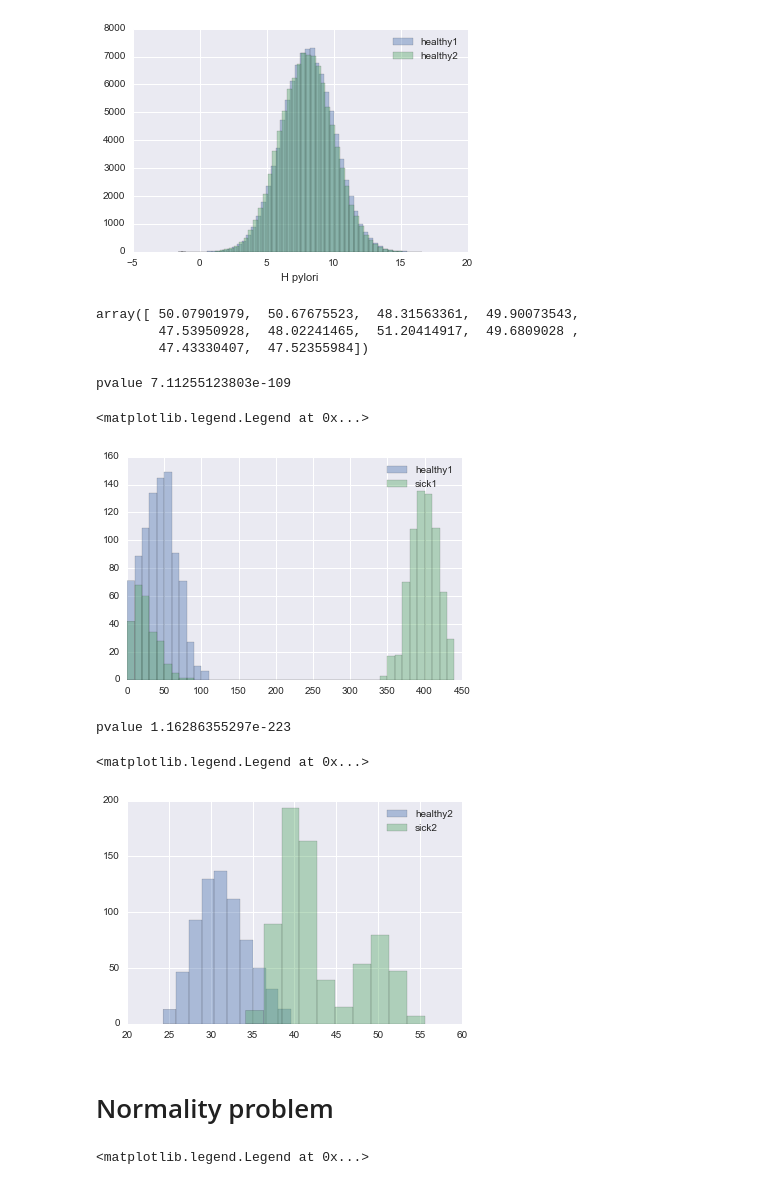
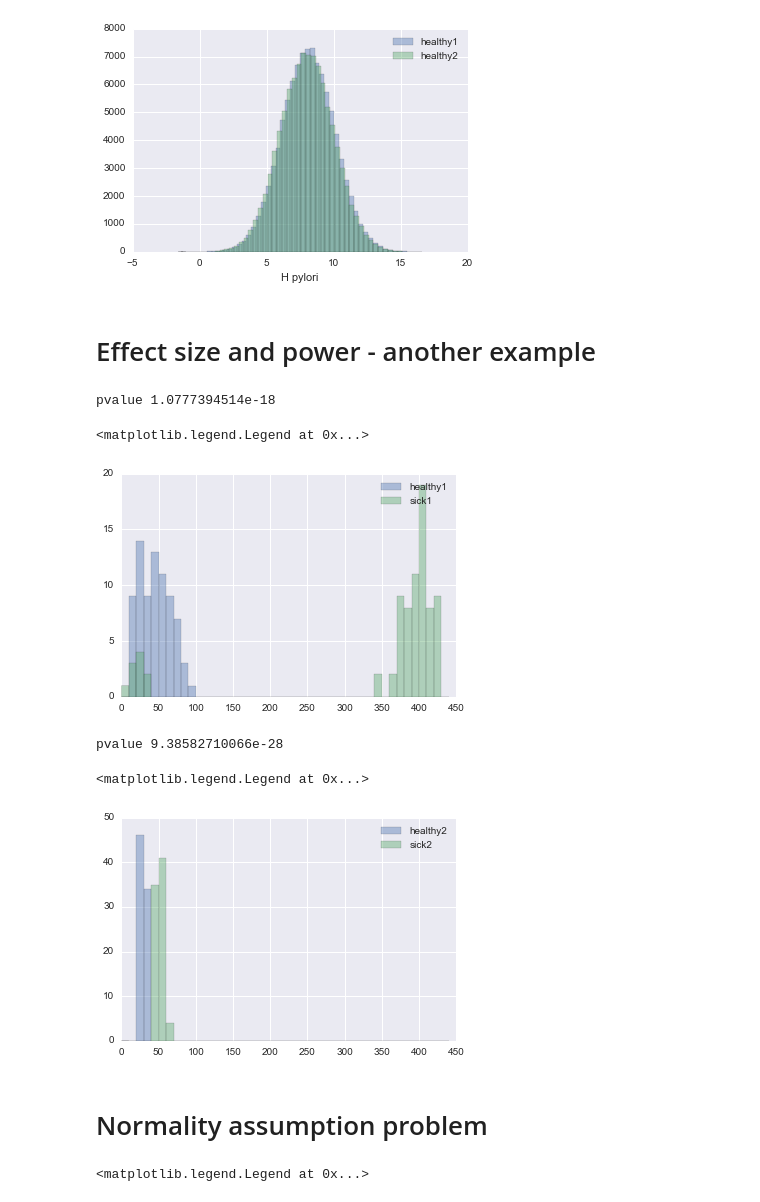
Before and after one commit to knightlab-analyses/intro-stats-2016, a Jupyter notebook: week2/week2.hypothesis-testing.ipynb, the cells around one changed output. Saved outputs shown, nothing was run; the diff lists cells and outputs as text; code cells hidden in the pictures.

```diff
--- a/week2/week2.hypothesis-testing.ipynb
+++ b/week2/week2.hypothesis-testing.ipynb
@@ -266,16 +374,12 @@ plt.legend()
 # %% [output]
 <matplotlib.legend.Legend at 0x...>
 [figure]
-# %%
-np.random.normal(50, 2, 10)
-# %% [output]
-array([ 50.07901979,  50.67675523,  48.31563361,  49.90073543,
-        47.53950928,  48.02241465,  51.20414917,  49.6809028 ,
-        47.43330407,  47.52355984])
+# %% [markdown]
+# Effect size and power - another example
 # %%
 # big effect size, small pvalues
-n_many = 700
-n_few = 300
+n_many = 70
+n_few = 10
 
 H1 = np.concatenate((np.random.normal(50, 20, size=n_many),
                      np.random.normal(10, 20, size=n_few)))
@@ -287,28 +391,26 @@ sns.distplot(H1, label='healthy1', kde=False, bins=np.arange(0,450,10))
 sns.distplot(S1, label='sick1', kde=False, bins=np.arange(0,450,10))
 plt.legend()
 # %% [output]
-pvalue 7.11255123803e-109
+pvalue 1.0777394514e-18
 <matplotlib.legend.Legend at 0x...>
-[figure, old version]
+[figure, new version]
 # %%
 # small effect size, big pvalues
-n_many = 500
-n_few = 200
 H2 = np.concatenate((np.random.normal(30, 2, n_many),
                      np.random.normal(35, 2, n_few)))
-S2 = np.concatenate((np.random.normal(40, 2, n_many),
-                     np.random.normal(50, 2, n_few)))
+S2 = np.concatenate((np.random.normal(50, 2, n_many),
+                     np.random.normal(60, 2, n_few)))
 print('pvalue', mannwhitneyu(H2, S2).pvalue)
 
-sns.distplot(H2, label='healthy2', kde=False, bins=10)
-sns.distplot(S2, label='sick2', kde=False, bins=10)
+sns.distplot(H2, label='healthy2', kde=False, bins=np.arange(0,450,10))
+sns.distplot(S2, label='sick2', kde=False, bins=np.arange(0,450,10))
 plt.legend()
 # %% [output]
-pvalue 1.16286355297e-223
+pvalue 9.38582710066e-28
 <matplotlib.legend.Legend at 0x...>
-[figure, old version]
+[figure, new version]
 # %% [markdown]
-# Normality problem
+# Normality assumption problem
 # %%
 np.random.seed(0)    # set seed for the random numbers
 data = pd.DataFrame({'group': ['sick']*100 + ['healthy']*100,
```
Also changed, not shown: parts of 57 cells of this notebook.
